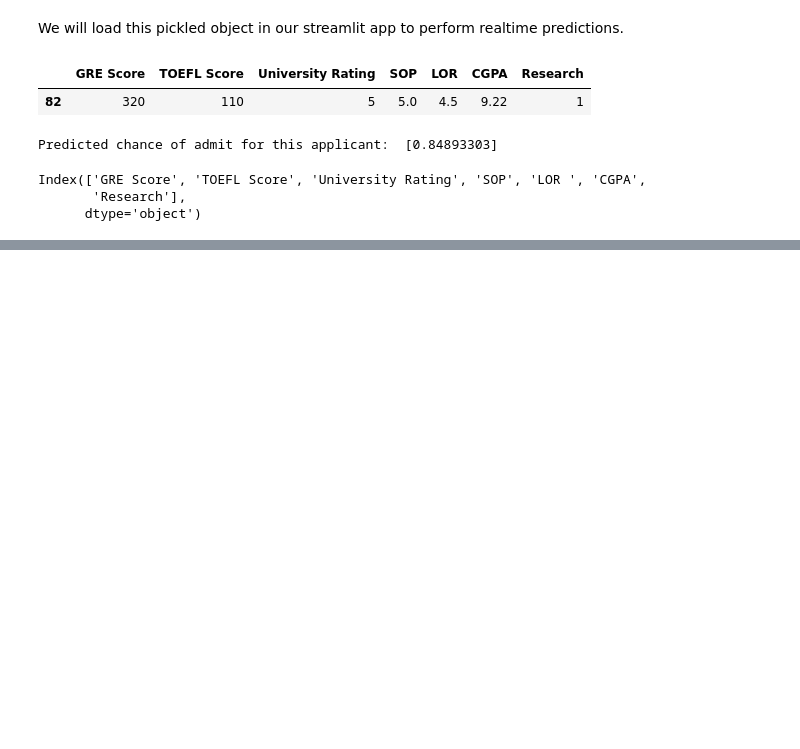
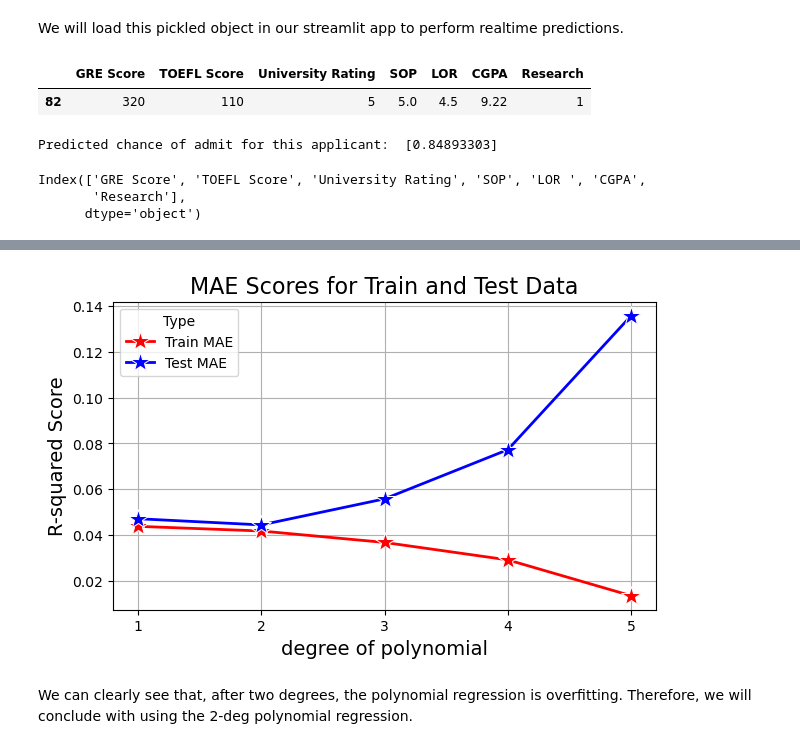
Before and after one commit to SujanNeupane42/DATA-601-Group-Project, a Jupyter notebook: modelling.ipynb, the cells around one changed output, grey strips where cells are left out. Drawn from its saved outputs; the diff is of its cells as text; code cells hidden in the pictures; blank space fills up the shorter version.

```diff
--- a/modelling.ipynb
+++ b/modelling.ipynb
@@ -325,0 +373,15 @@ Index(['GRE Score', 'TOEFL Score', 'University Rating', 'SOP', 'LOR ', 'CGPA',
+# %%
+fig, ax = plt.subplots(figsize=(7, 4))
+sns.lineplot(x=range(1, 6), y=mae_train, ax=ax, color='red', marker="*", linewidth=2, markersize=15, label='Train MAE')
+sns.lineplot(x=range(1, 6), y=mae_test, ax=ax, color="blue", marker="*", linewidth=2, markersize=15, label='Test MAE')
+ax.set_title('MAE Scores for Train and Test Data', fontsize=16)
+plt.xticks(range(1, 6))
+ax.set_xlabel('degree of polynomial', fontsize=14)
+ax.set_ylabel('R-squared Score', fontsize=14)
+ax.grid(True)
+ax.legend(title='Type')
+plt.show()
+# %% [output]
+[figure, added]
+# %% [markdown]
+We can clearly see that, after two degrees, the polynomial regression is overfitting. Therefore, we will conclude with using the 2-deg polynomial regression.
```
Also changed, not shown: parts of 23 cells of this notebook, 2 other files.
